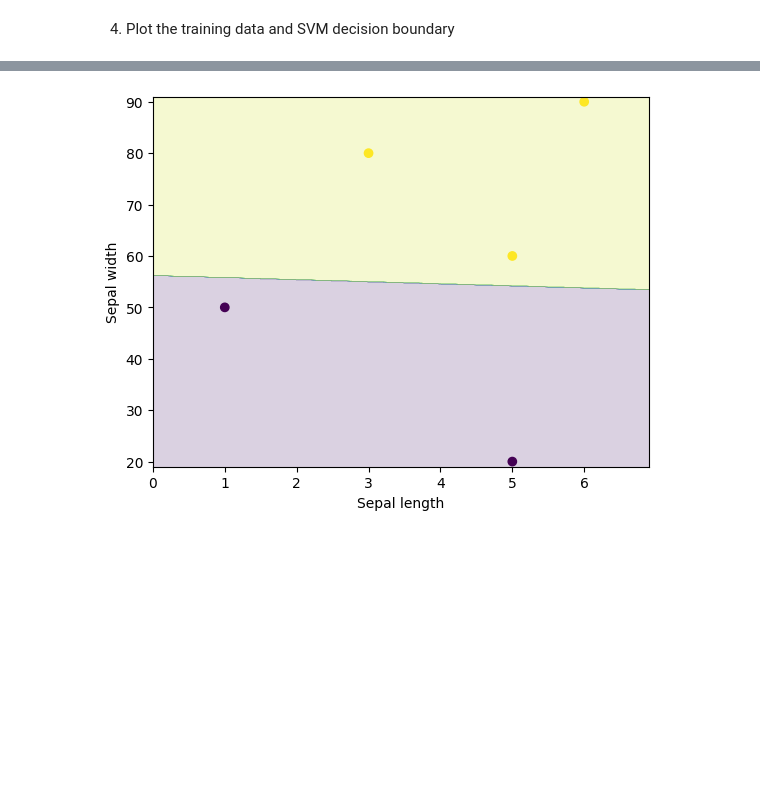
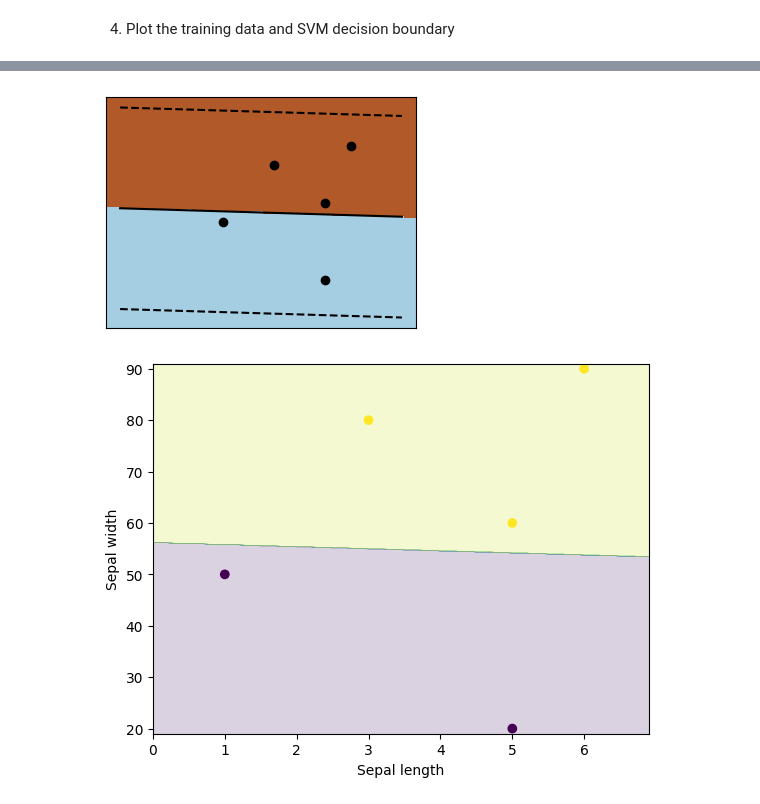
Before and after one commit to kumudu12/EN5870, a Jupyter notebook: Assignment_02_on_Backpropagation,_SVM_and_kNN.ipynb, the cells around one changed output, grey strips where cells are left out. Drawn from its saved outputs; the diff is of its cells as text; code cells hidden in the pictures; blank space fills up the shorter version.

```diff
--- a/Assignment_02_on_Backpropagation,_SVM_and_kNN.ipynb
+++ b/Assignment_02_on_Backpropagation,_SVM_and_kNN.ipynb
@@ -79,3 +133,101 @@ print(accuracy_score(clf_preditions, y_test))
+# %%
+import numpy as np
+from sklearn.svm import SVC
+%matplotlib inline
+import matplotlib.pyplot as plt
+#from sklearn import svm
+import seaborn as sns
+
+clf = SVC(kernel='linear', random_state=42)
+clf.fit(X_train, y_train)
+
+#import matplotlib.pyplot as plt
+
+#plt.figure(figsize=(10, 8))
+# Plotting our two-features-space
+#sns.scatterplot(x=X_train[:, 0], y=X_train[:, 1], hue=y_train, s=8);
+
+# Constructing a hyperplane using a formula.
+w = clf.coef_[0]           # w consists of 2 elements
+b = clf.intercept_[0]      # b consists of 1 element
+xx = np.linspace(-3, 8)    # generating x-points from -1 to 1
+yy = -(w[0] / w[1]) * xx - b / w[1]  # getting corresponding y-points
+# Plotting a red hyperplane
+#plt.plot(xx, yy, c='r');
+
+# Calculating the unit vector of w
+#w_hat = clf.coef_[0] / (np.sqrt(np.sum(clf.coef_[0] ** 2)))
+
+# Calculating margin
+margin = 1 / np.sqrt(np.sum(clf.coef_[0] ** 2))
+
+# Calculating margin lines
+#new_points_up   = y_points + w_hat * margin
+#new_points_down = y_points - w_hat * margin
+
+yy_down = yy - np.sqrt(1 + b ** 2) * margin
+yy_up = yy + np.sqrt(1 + b ** 2) * margin
+
+plt.figure(figsize=(4, 3))
+plt.clf()
+plt.plot(xx, yy, 'k-')
+plt.plot(xx, yy_down, 'k--')
+plt.plot(xx, yy_up, 'k--')
+
+#plt.figure(figsize=(10, 8))
+# Plotting our two-features-space
+#sns.scatterplot(x=X_train[:, 0], y=X_train[:, 1], hue=y_train, s=8);
+
+# Constructing a hyperplane using a formula.
+#w = clf.coef_[0]           # w consists of 2 elements
+#b = clf.intercept_[0]      # b consists of 1 element
+#xx = np.linspace(-1, 1)    # generating x-points from -1 to 1
+#yy = -(w[0] / w[1]) * x_points - b / w[1]  # getting corresponding y-points
+# Plotting a red hyperplane
+#plt.plot(xx, yy, c='r');
+# Encircle support vectors
+plt.scatter(clf.support_vectors_[:, 0],clf.support_vectors_[:, 1], s=50, facecolors='none', edgecolors='k', alpha=.5);
+plt.scatter(X_train[:, 0], X_train[:, 1], zorder=10, c='k', cmap=plt.cm.Paired, edgecolors='k')
+#sns.scatterplot(x=X_train[:, 0], y=X_train[:, 1], hue=y_train, s=8, c='k', edgecolors='k', alpha=1);
+#plt.scatter(X_train[:, 0], X_train[:, 1], c='k', alpha=1)
+# Step 2 (unit-vector):
+#w_hat = clf.coef_[0] / (np.sqrt(np.sum(clf.coef_[0] ** 2)))
+# Step 3 (margin):
+#margin = 1 / np.sqrt(np.sum(clf.coef_[0] ** 2))
+# Step 4 (calculate points of the margin lines):
+#decision_boundary_points = np.array(list(zip(xx, yy)))
+#points_of_line_above = decision_boundary_points + w_hat * margin
+#points_of_line_below = decision_boundary_points - w_hat * margin
+# Plot margin lines
+# Blue margin line above
+#plt.plot(yy_up[:, 0], yy_up[:, 1], 'b--', linewidth=2)
+# Green margin line below
+#plt.plot(yy_down[:, 0], yy_down[:, 1], 'g--', linewidth=2)
+
+plt.axis('tight')
+x_min = -5
+x_max = 10
+y_min = -20
+y_max = 200
+
+XX, YY = np.mgrid[x_min:x_max:200j, y_min:y_max:200j]
+Z = clf.predict(np.c_[XX.ravel(), YY.ravel()])
+
+    # Put the result into a color plot
+Z = Z.reshape(XX.shape)
+plt.figure(fignum, figsize=(4, 3))
+plt.pcolormesh(XX, YY, Z, cmap=plt.cm.Paired)
+
+#plt.xlim(x_min, x_max)
+#plt.ylim(y_min, y_max)
+
+plt.xticks(())
+plt.yticks(())
+#plt.title(['C = ', penalty])
+#fignum = fignum + 1
+plt.show()
+# %% [output]
+[figure, added]
 # %%
 # Define the plotting function
 def plot_decision_boundary(clf, X, y):
```
Also changed, not shown: parts of 3 cells of this notebook.
